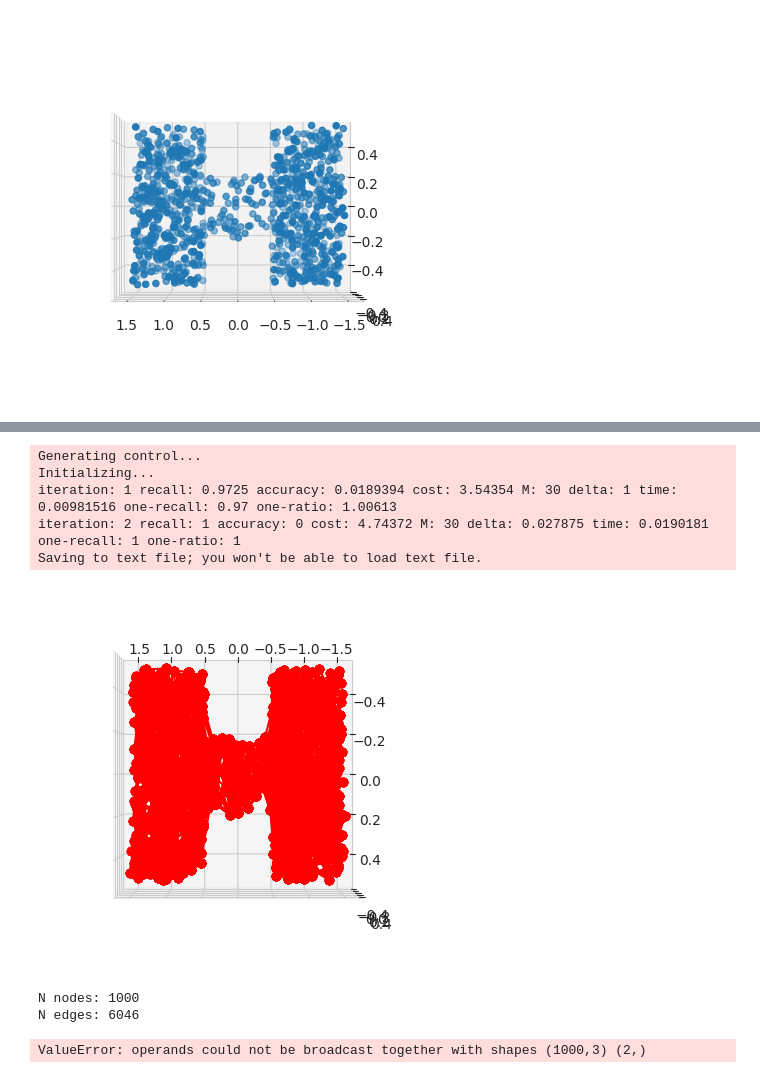
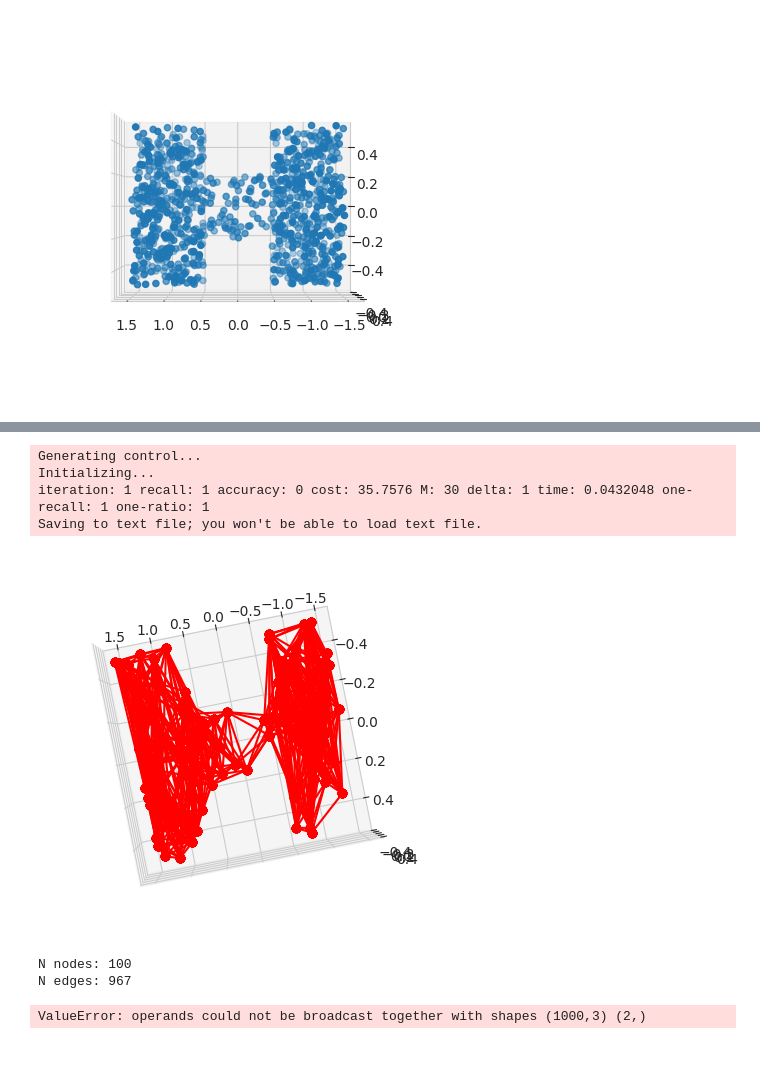
Before and after one commit to robustrobotics/nonasymptotic-mp, a Jupyter notebook: notebooks/vis_narrow_passages.ipynb, the cells around one changed output, grey strips where cells are left out. Saved outputs shown, nothing was run; the diff lists cells and outputs as text; code cells hidden in the pictures.

```diff
--- a/notebooks/vis_narrow_passages.ipynb
+++ b/notebooks/vis_narrow_passages.ipynb
@@ -32,8 +32,8 @@ plt.show()
 # %%
 # visualizing a small PRM built on 2d env
 prm_env_2d = NarrowPassage(2, 0.1, seed=1999)
-prm = SimpleRadiusPRM(0.5, env_2d.is_motion_valid, env_2d.sample_from_env, None, seed=1999)
-prm.grow_to_n_samples(500)
+prm = SimpleFullConnRadiusPRM(0.6, env_2d.is_motion_valid, env_2d.sample_from_env, seed=1999)
+prm.grow_to_n_samples(100)
 
 plt.figure()
 for u, v in prm.prm_graph.iterEdges():
@@ -74,34 +54,33 @@ N edges: 42308
 # %%
 # visualizing a small PRM built on 3d env
 prm_env_3d = NarrowPassage(3, 0.1, seed=1999)
 prm = SimpleRadiusPRM(0.05, env_3d.is_motion_valid, env_3d.sample_from_env, env_3d.sample_from_env, max_k_connection_neighbors=32, seed=1999)
-prm.grow_to_n_samples(1000)
+prm.grow_to_n_samples(100)
 
 plt.figure()
 ax = plt.subplot(projection='3d')
 for u, v in prm.prm_graph.iterEdges():
     coords_u = prm.prm_samples[u]
     coords_v = prm.prm_samples[v]
 
     ax.plot([coords_u[0], coords_v[0]],
             [coords_u[1], coords_v[1]],
             [coords_u[2], coords_v[2]], 'ro-')
 
-ax.view_init(elev=90, azim=90)
+ax.view_init(elev=90, azim=80)
 plt.show()
 
 # some other computations to help other visual tests later on:
 print('N nodes: %i' % prm.num_vertices())
 print('N edges: %i' % prm.num_edges())
 # %% [output]
 Generating control...
 Initializing...
-iteration: 1 recall: 0.9725 accuracy: 0.0189394 cost: 3.54354 M: 30 delta: 1 time: 0.00981516 one-recall: 0.97 one-ratio: 1.00613
-iteration: 2 recall: 1 accuracy: 0 cost: 4.74372 M: 30 delta: 0.027875 time: 0.0190181 one-recall: 1 one-ratio: 1
+iteration: 1 recall: 1 accuracy: 0 cost: 35.7576 M: 30 delta: 1 time: 0.0432048 one-recall: 1 one-ratio: 1
 Saving to text file; you won't be able to load text file.
-[figure, old version]
+[figure, new version]
-N nodes: 1000
-N edges: 6046
+N nodes: 100
+N edges: 967
 # %%
 # do some connection queries with some existing points
 s = np.array([-0.5, 0.0])
```
Also changed, not shown: parts of 1 cell of this notebook, 4 other files.
